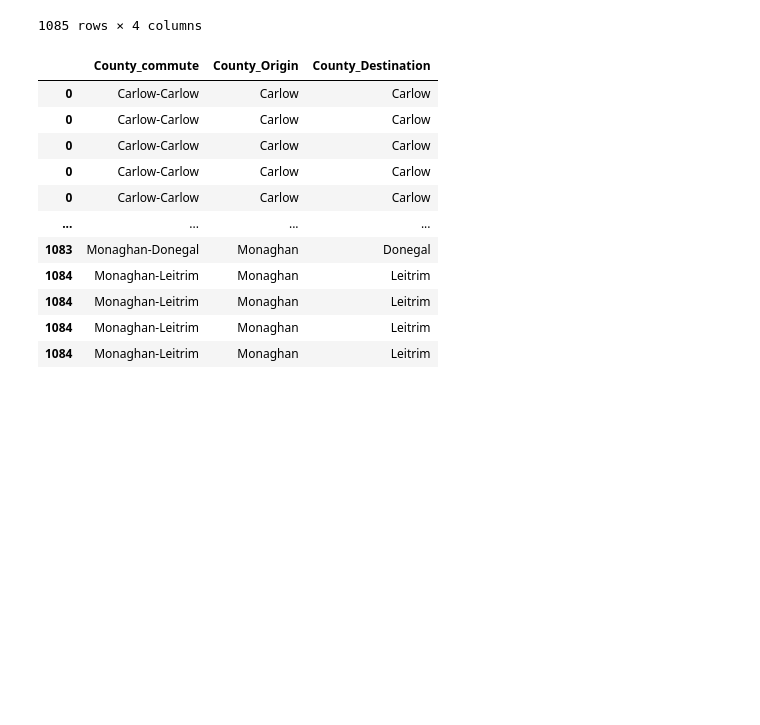
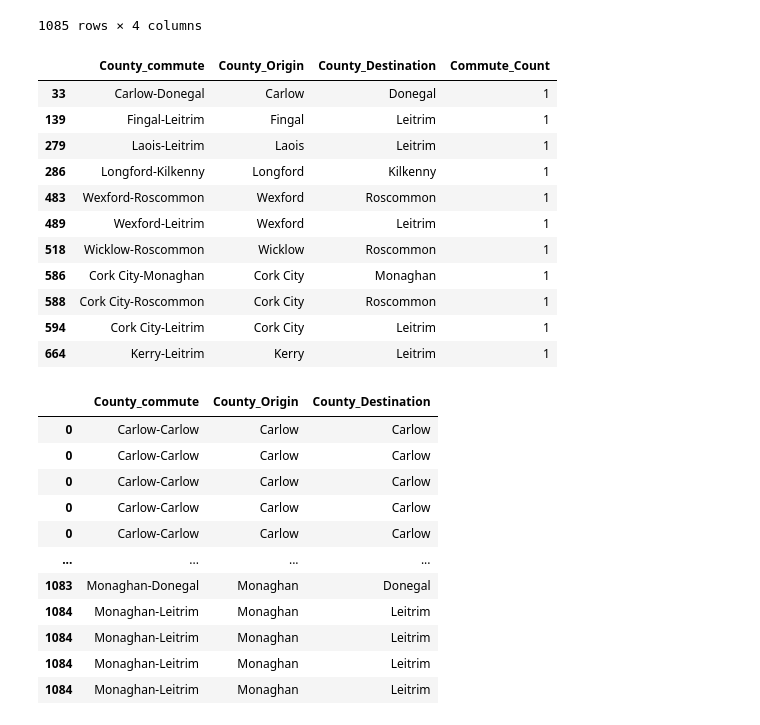
Before and after one commit to avalouisefinnegan/Thesis_DP, a Jupyter notebook: communting data.ipynb, the cells around one changed output. Saved outputs shown, nothing was run; the diff lists cells and outputs as text; code cells hidden in the pictures; blank space fills up the shorter version.

```diff
--- a/communting data.ipynb
+++ b/communting data.ipynb
@@ -144,6 +144,22 @@ All_county_commutes_df
 | 1083 | Monaghan-Donegal | Monaghan | Donegal | 87 |
 | 1084 | Monaghan-Leitrim | Monaghan | Leitrim | 4 |
 1085 rows × 4 columns
+# %%
+filtered_df = All_county_commutes_df[All_county_commutes_df['Commute_Count'] == 1]
+filtered_df
+# %% [output]
+|  | County_commute | County_Origin | County_Destination | Commute_Count |
+| 33 | Carlow-Donegal | Carlow | Donegal | 1 |
+| 139 | Fingal-Leitrim | Fingal | Leitrim | 1 |
+| 279 | Laois-Leitrim | Laois | Leitrim | 1 |
+| 286 | Longford-Kilkenny | Longford | Kilkenny | 1 |
+| 483 | Wexford-Roscommon | Wexford | Roscommon | 1 |
+| 489 | Wexford-Leitrim | Wexford | Leitrim | 1 |
+| 518 | Wicklow-Roscommon | Wicklow | Roscommon | 1 |
+| 586 | Cork City-Monaghan | Cork City | Monaghan | 1 |
+| 588 | Cork City-Roscommon | Cork City | Roscommon | 1 |
+| 594 | Cork City-Leitrim | Cork City | Leitrim | 1 |
+| 664 | Kerry-Leitrim | Kerry | Leitrim | 1 |
 # %%
 #Make each row correspond to an invidual
 Ind_county_commutes_df = All_county_commutes_df.loc[All_county_commutes_df.index.repeat(All_county_commutes_df['Commute_Count'])]
```
Also changed, not shown: parts of 9 cells of this notebook.
